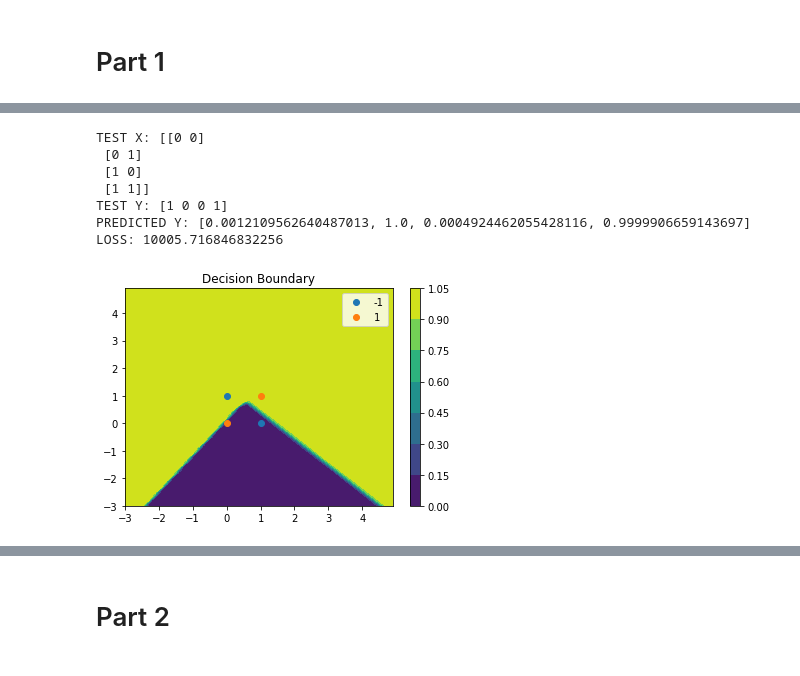
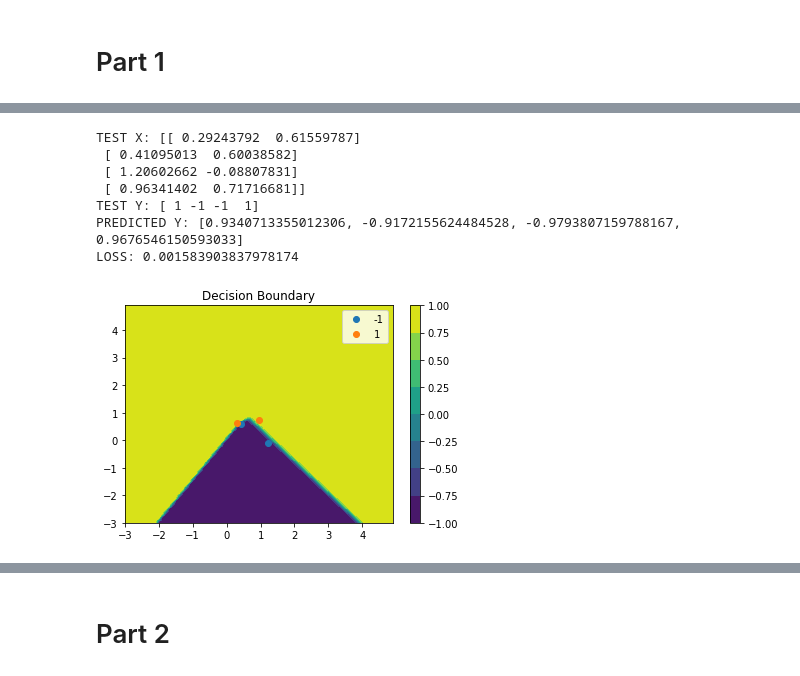
Before and after one commit to ezhang7423/ece180, a Jupyter notebook: hw5/xor.ipynb, the cells around one changed output, grey strips where cells are left out. Drawn from its saved outputs; the diff is of its cells as text; code cells hidden in the pictures.

```diff
--- a/hw5/xor.ipynb
+++ b/hw5/xor.ipynb
@@ -209,21 +198,20 @@ LOSS: 0.012500506655179712
 # %%
 # d) Using random points
 
-def train_and_visualize(sigma, show_train=False):
-    np.random.seed(46) # So results are replicable
+def train_and_visualize(sigma):
+    np.random.seed(46)
     train_data = train_x + np.random.normal(loc=0.0, scale=sigma, size=train_x.shape)
     m = NumpyModel(.1)
     train(m, train_data, train_y, epochs=2000)
-    model_visualize(m, train_x) if not show_train else model_visualize(m, train_data)
+    model_visualize(m, train_data)
 
-
-train_and_visualize(.5) # This is the loss and graph on the original test data
+train_and_visualize(.5)
 # %% [output]
-TEST X: [[0 0]
- [0 1]
- [1 0]
- [1 1]]
-TEST Y: [1 0 0 1]
-PREDICTED Y: [0.0012109562640487013, 1.0, 0.0004924462055428116, 0.9999906659143697]
-LOSS: 10005.716846832256
+TEST X: [[ 0.29243792  0.61559787]
+ [ 0.41095013  0.60038582]
+ [ 1.20602662 -0.08807831]
+ [ 0.96341402  0.71716681]]
+TEST Y: [ 1 -1 -1  1]
+PREDICTED Y: [0.9340713355012306, -0.9172155624484528, -0.9793807159788167, 0.9676546150593033]
+LOSS: 0.001583903837978174
-[figure, old version]
+[figure, new version]
```
Also changed, not shown: parts of 31 cells of this notebook, 1 other file.
